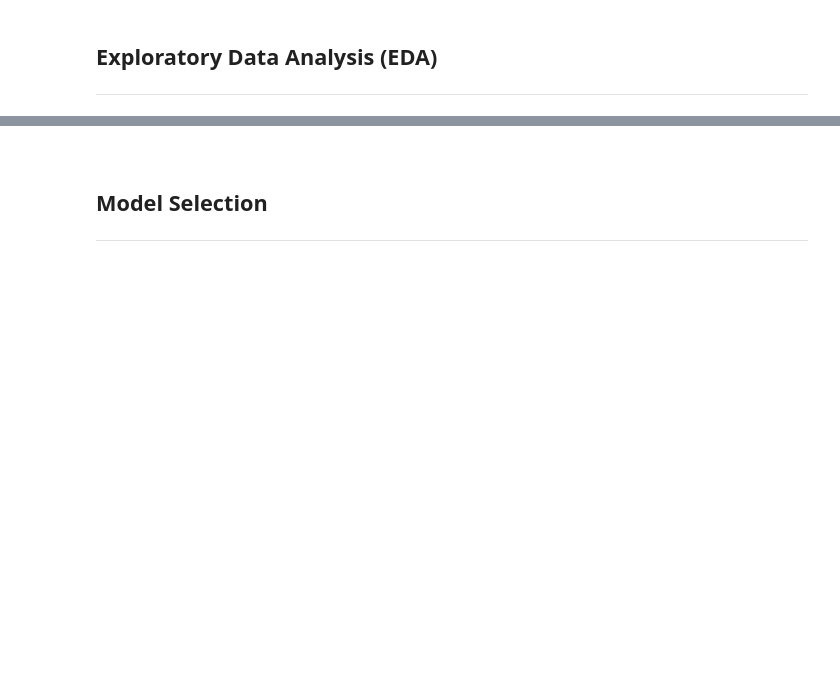
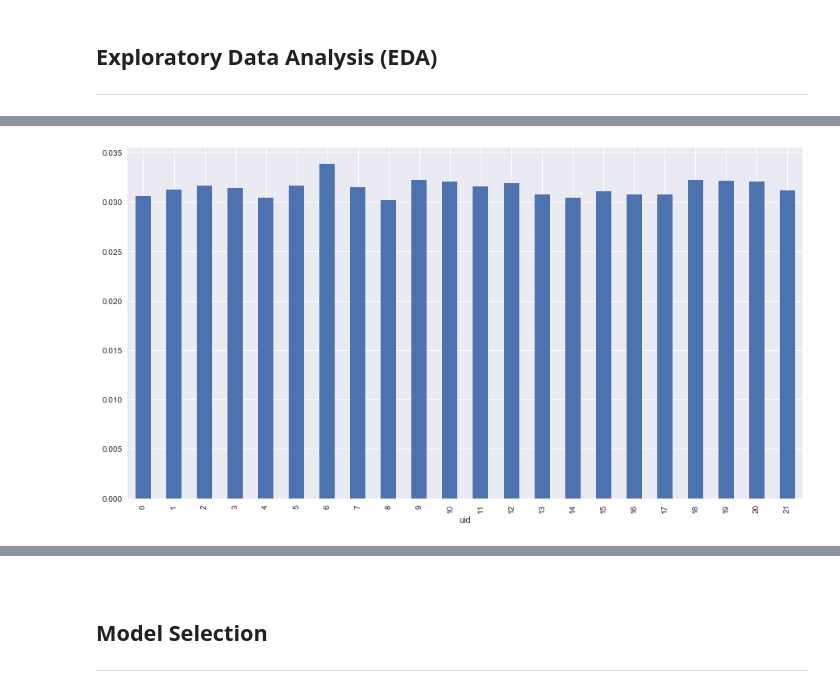
Before and after one commit to charcarr/walking-gate-classifier, a Jupyter notebook: analysis.ipynb, the cells around one changed output, grey strips where cells are left out. Saved outputs shown, nothing was run; the diff lists cells and outputs as text; code cells hidden in the pictures; blank space fills up the shorter version.

```diff
--- a/analysis.ipynb
+++ b/analysis.ipynb
@@ -64,3 +82,10 @@ frame.head()
+# %%
+frame["tstep_lag"] = frame.groupby(['uid'])['tstep'].shift(1)
+frame["msm_int"] = frame['tstep'] - frame['tstep_lag']
+frame.groupby('uid').mean()['msm_int'].plot.bar()
+rcParams['figure.figsize'] = 15,8
+# %% [output]
+[figure, added]
 # %%
 def plot_xyz(data, uid):
     '''
```
Also changed, not shown: parts of 22 cells of this notebook.
